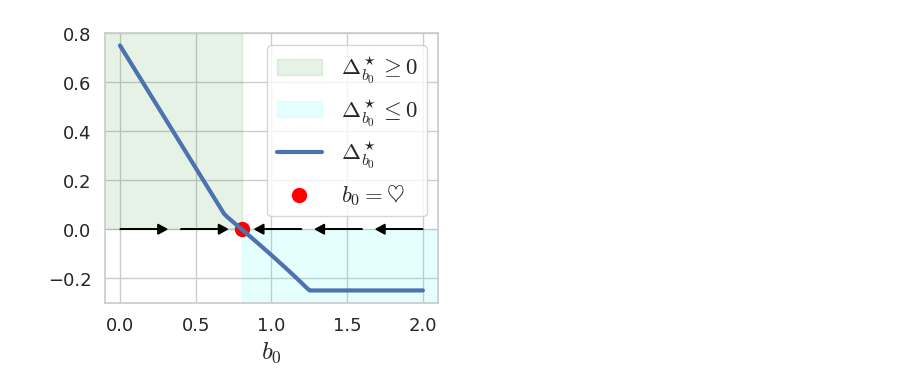
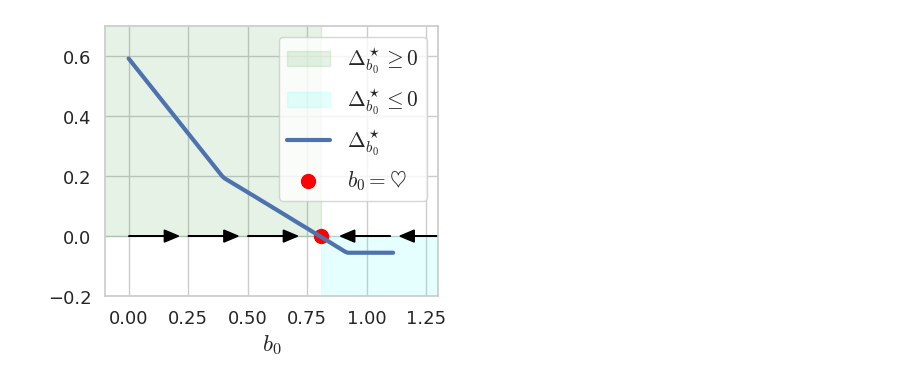
Before and after one commit to matsuolab/RCMDP-Epigraph, a Jupyter notebook: algorithm-concept.ipynb, the cells around one changed output. Saved outputs shown, nothing was run; the diff lists cells and outputs as text; code cells hidden in the pictures.

```diff
--- a/algorithm-concept.ipynb
+++ b/algorithm-concept.ipynb
@@ -26,7 +26,7 @@ class RCMDP(NamedTuple):
 S, A = 4, 2  # state and action space sizes
 N = 1  # number of constraints
 USIZE = 2  # size of uncertainty set
-DISCOUNT = 0.5
+DISCOUNT = 0.1
 # %%
 import chex
 from functools import partial
@@ -222,35 +226,35 @@ for b0 in b0s:
 # %%
 import seaborn as sns
 import matplotlib.pyplot as plt
 plt.rcParams["font.family"] = "serif"
 plt.rcParams["mathtext.fontset"] = 'cm'
-sns.set_theme(font_scale=1.5)
+sns.set_theme(font_scale=1.4)
 fig = plt.figure(figsize=(4.3, 3.5))
 
 intersect_b0 = b0s[np.argmin(np.abs(Db0s))]
 
 with sns.axes_style("whitegrid"):
     ax = fig.add_subplot(111)
-    plt.fill_between([-1, intersect_b0], y1=0, y2=1.0, color="green", alpha=0.1, label=r"$\Delta^\star_{b_0} \geq 0$")
+    plt.fill_between([-1, intersect_b0], y1=0, y2=1.3, color="green", alpha=0.1, label=r"$\Delta^\star_{b_0} \geq 0$")
     plt.fill_between([intersect_b0, 3], y1=-1, y2=0, color="cyan", alpha=0.1, label=r"$\Delta^\star_{b_0} \leq 0$")
 
     # draw arrows
-    plt.arrow(x=0, y=0, dx=0.25, dy=0, color="black", head_width=0.04, linewidth=1.0)
-    plt.arrow(x=0.4, y=0, dx=0.25, dy=0, color="black", head_width=0.04, linewidth=1.0)
-    plt.arrow(x=2.0, y=0, dx=-0.25, dy=0, color="black", head_width=0.04, linewidth=1.0)
-    plt.arrow(x=1.6, y=0, dx=-0.25, dy=0, color="black", head_width=0.04, linewidth=1.0)
-    plt.arrow(x=1.2, y=0, dx=-0.25, dy=0, color="black", head_width=0.04, linewidth=1.0)
+    plt.arrow(x=0, y=0, dx=0.15, dy=0, color="black", head_width=0.04, linewidth=1.0)
+    plt.arrow(x=0.25, y=0, dx=0.15, dy=0, color="black", head_width=0.04, linewidth=1.0)
+    plt.arrow(x=0.5, y=0, dx=0.15, dy=0, color="black", head_width=0.04, linewidth=1.0)
+    plt.arrow(x=1.35, y=0, dx=-0.15, dy=0, color="black", head_width=0.04, linewidth=1.0)
+    plt.arrow(x=1.1, y=0, dx=-0.15, dy=0, color="black", head_width=0.04, linewidth=1.0)
 
     plt.plot(b0s, Db0s, label=r"$\Delta^\star_{b_0}$", linewidth=3)
     plt.scatter(intersect_b0, 0, color="red", s=100, label=r"$b_0=\heartsuit$")
     plt.xlabel(r"$b_0$")
-    plt.xlim(-0.1, 2.1)
-    plt.ylim(-0.3, 0.8)
+    plt.xlim(-0.1, 1.3)
+    plt.ylim(-0.2, 0.7)
     ax.tick_params(axis='both', which='major', labelsize=13)
     plt.legend()
 
 
 plt.savefig(f"concept.pdf", bbox_inches="tight")
 plt.savefig(f"concept.png", bbox_inches="tight")
 # %% [output]
-[figure, old version]
+[figure, new version]
```
Also changed, not shown: parts of 1 cell of this notebook, 6 other files.
